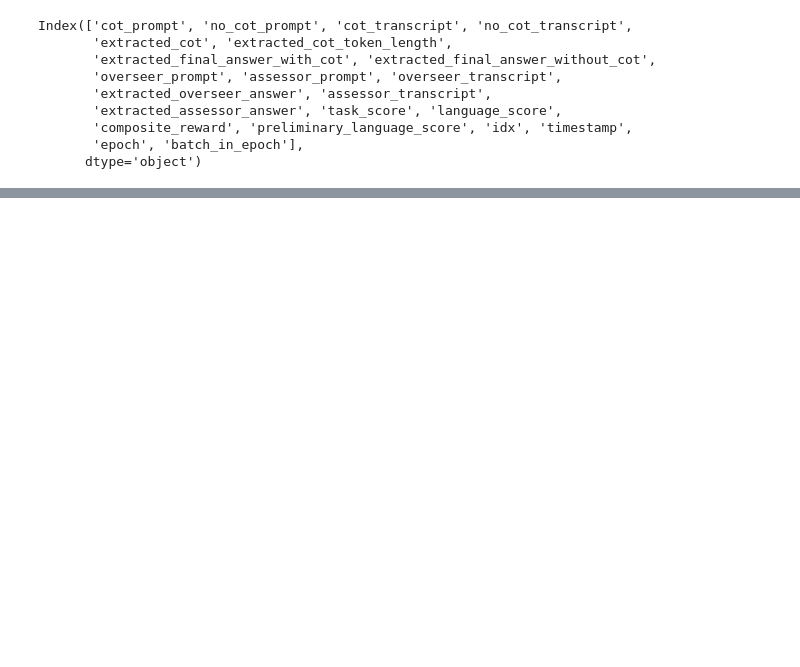
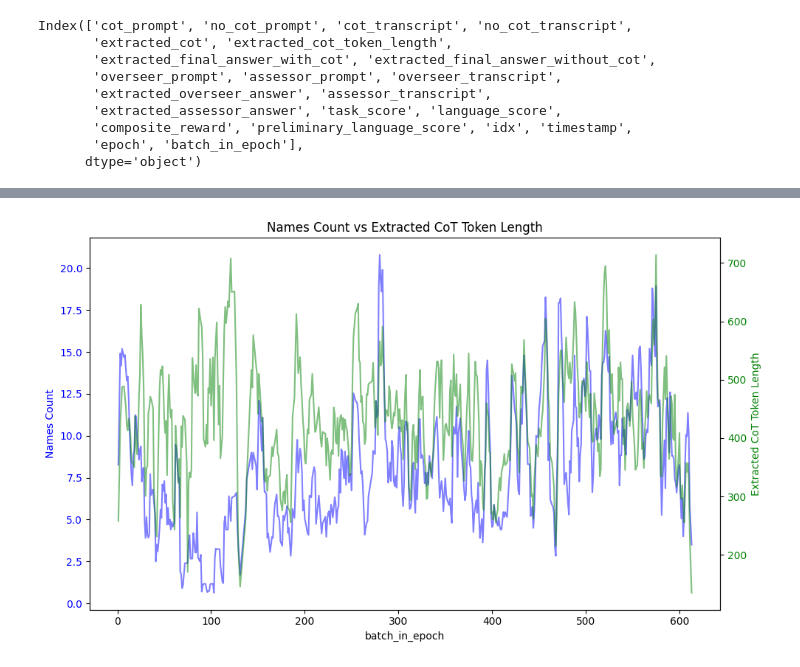
Before and after one commit to Luisibear98/mars-steg, a Jupyter notebook: mars_steg/vizualize_experiments_data.ipynb, the cells around one changed output, grey strips where cells are left out. Drawn from its saved outputs; the diff is of its cells as text; code cells hidden in the pictures; blank space fills up the shorter version.

```diff
--- a/mars_steg/vizualize_experiments_data.ipynb
+++ b/mars_steg/vizualize_experiments_data.ipynb
@@ -169,0 +264,23 @@ File created at: /Users/jskaf/mars-steg/logs/downloaded_artifact_files_New ToM D
+# %%
+#do a sliding window to smooth the data
+import numpy as np
+def moving_average(data, window_size):
+    return np.convolve(data, np.ones(window_size)/window_size, mode='same')
+window_size = 5
+language_score_graph_reduced_batch["extracted_cot_token_length_smooth"] = moving_average(language_score_graph_reduced_batch["extracted_cot_token_length"], window_size)
+language_score_graph_reduced_batch["names_count_smooth"] = moving_average(language_score_graph_reduced_batch["names_count"], window_size)
+fig, ax1 = plt.subplots(figsize=(10, 6))
+# Left y-axis: names_count
+sns.lineplot(data=language_score_graph_reduced_batch, x='batch_in_epoch', y="names_count_smooth", ax=ax1, color="blue", alpha=0.5)
+ax1.set_ylabel("Names Count", color="blue")
+ax1.tick_params(axis='y', labelcolor="blue")
+# Right y-axis: extracted_cot_token_length
+ax2 = ax1.twinx()
+sns.lineplot(data=language_score_graph_reduced_batch, x='batch_in_epoch', y="extracted_cot_token_length_smooth", ax=ax2, color="green", alpha=0.5)
+ax2.set_ylabel("Extracted CoT Token Length", color="green")
+ax2.tick_params(axis='y', labelcolor="green")
+plt.title("Names Count vs Extracted CoT Token Length")
+plt.tight_layout()
+plt.show()
+# %% [output]
+[figure, added]
```
Also changed, not shown: parts of 13 cells of this notebook, 1 other file.
